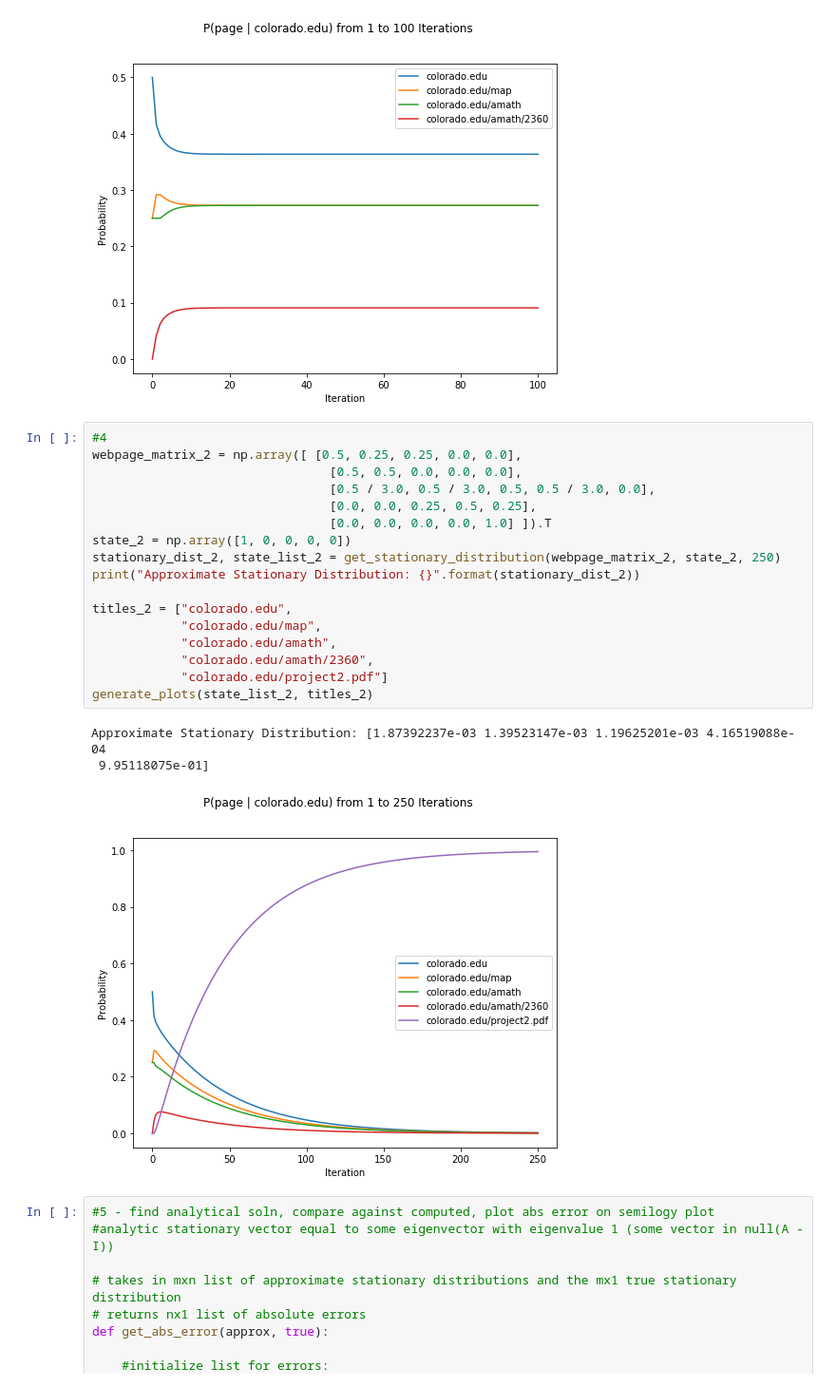
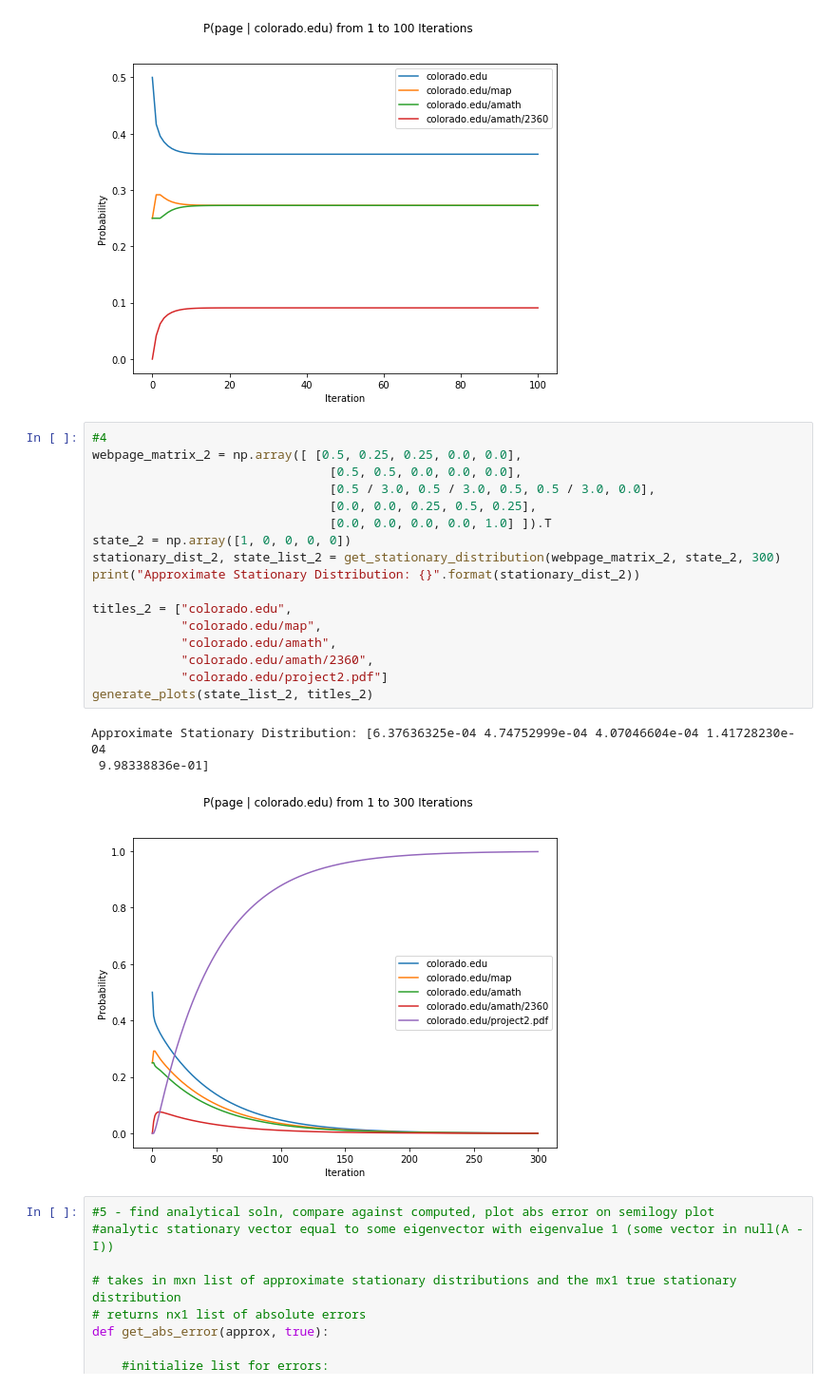
Before and after one commit to sloughlin/differential-equations, a Jupyter notebook: APPM_Project2_code.ipynb, the cells around one changed output. Shown at 95% size. Saved outputs shown, nothing was run; the diff lists cells and outputs as text.

```diff
--- a/APPM_Project2_code.ipynb
+++ b/APPM_Project2_code.ipynb
@@ -83,24 +83,24 @@ Approximate Stationary Distribution: [0.36363636 0.27272727 0.27272727 0.0909090
 # %%
 #4
 webpage_matrix_2 = np.array([ [0.5, 0.25, 0.25, 0.0, 0.0],
                                 [0.5, 0.5, 0.0, 0.0, 0.0],
                                 [0.5 / 3.0, 0.5 / 3.0, 0.5, 0.5 / 3.0, 0.0],
                                 [0.0, 0.0, 0.25, 0.5, 0.25],
                                 [0.0, 0.0, 0.0, 0.0, 1.0] ]).T
 state_2 = np.array([1, 0, 0, 0, 0])
-stationary_dist_2, state_list_2 = get_stationary_distribution(webpage_matrix_2, state_2, 250)
+stationary_dist_2, state_list_2 = get_stationary_distribution(webpage_matrix_2, state_2, 300)
 print("Approximate Stationary Distribution: {}".format(stationary_dist_2))
 
 titles_2 = ["colorado.edu",
             "colorado.edu/map",
             "colorado.edu/amath",
             "colorado.edu/amath/2360",
             "colorado.edu/project2.pdf"]
 generate_plots(state_list_2, titles_2)
 # %% [output]
-Approximate Stationary Distribution: [1.87392237e-03 1.39523147e-03 1.19625201e-03 4.16519088e-04
- 9.95118075e-01]
+Approximate Stationary Distribution: [6.37636325e-04 4.74752999e-04 4.07046604e-04 1.41728230e-04
+ 9.98338836e-01]
-[figure, old version]
+[figure, new version]
 # %%
 #5 - find analytical soln, compare against computed, plot abs error on semilogy plot
 #analytic stationary vector equal to some eigenvector with eigenvalue 1 (some vector in null(A - I))
```
Also changed, not shown: parts of 1 cell of this notebook.
